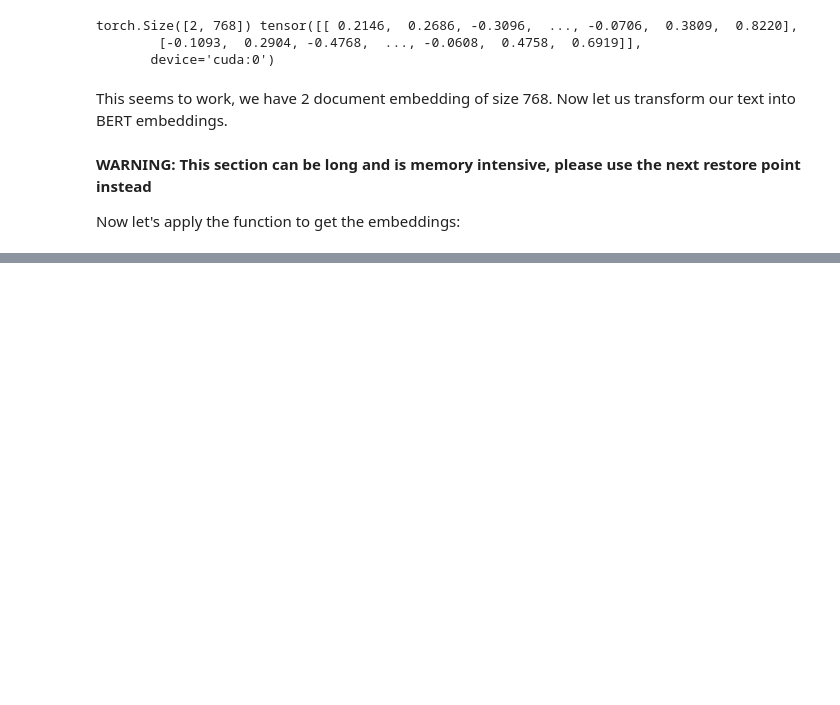
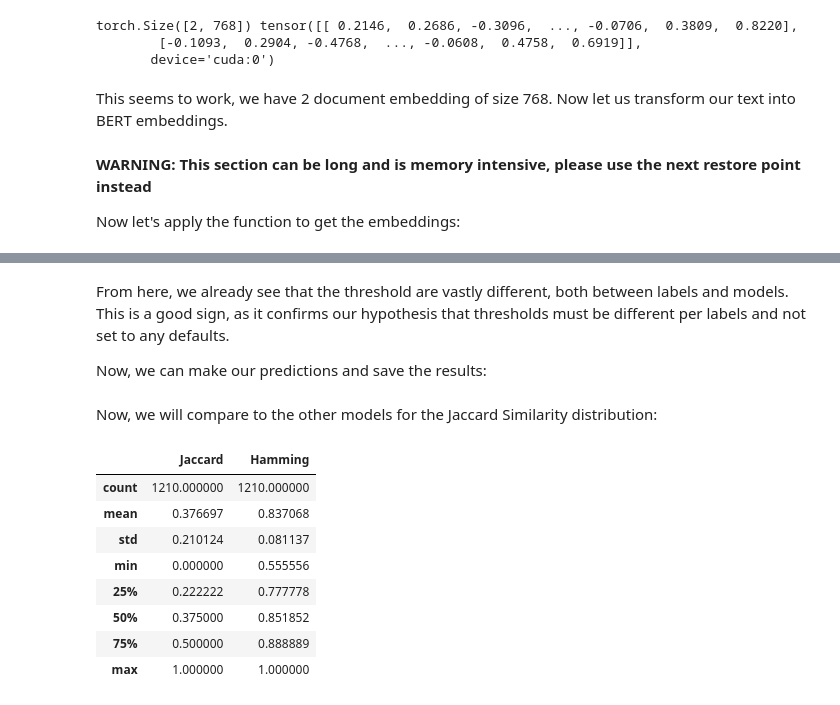
Before and after one commit to minhquan-Hoang95/WNLNLesage_Hoang_Prediction_NLP2026, a Jupyter notebook: project.ipynb, the cells around one changed output, grey strips where cells are left out. Cells and saved outputs as stored; diff of their text form; code cells hidden in the pictures; blank space fills up the shorter version.

Commit message:
Add Neural Models

```diff
--- a/project.ipynb
+++ b/project.ipynb
@@ -1720,0 +1973,6 @@ Batch no. 40/49 [149.5616s]
+# %%
+# Fine tune the threshold for the refined training
+refinedNeuralModel.eval()
+with torch.no_grad():
+    probs = nn.functional.sigmoid(refinedNeuralModel(X_dev_BertEmbeddedNormalised))
+    thresholdsRefined = tuneOutputThresholds(y_dev, probs.detach().numpy(),classes_, precision=10**4)
@@ -1720,0 +1997,7 @@ Batch no. 40/49 [149.5616s]
+# %%
+# Save the thresholds
+with open("pickledFiles/thresholdsBaseline.pkl", "wb") as file:
+    pkl.dump(thresholdsBaseline, file)
+
+with open("pickledFiles/thresholdsRefined.pkl", "wb") as file:
+    pkl.dump(thresholdsRefined, file)
@@ -1720,0 +2006,21 @@ Batch no. 40/49 [149.5616s]
+# %%
+# Reload the thresholds of baseline
+with open("pickledFiles/thresholdsBaseline.pkl", "rb") as file:
+    thresholdsBaseline = pkl.load(file)
+
+# Reload the thresholds of refined
+with open("pickledFiles/thresholdsRefined.pkl", "rb") as file:
+    thresholdsRefined = pkl.load(file)
+
+# Reload the models
+neuralModelBaseline = torch.load("pickledFiles/neuralModelBaseline.pth", weights_only=False)
+refinedNeuralModel = torch.load("pickledFiles/refinedNeuralModel.pth", weights_only=False)
+# %% [markdown]
+From here, we already see that the threshold are vastly different, both between labels and models. This is a good sign, as it confirms our hypothesis that thresholds must be different per labels and not set to any defaults.
+
+Now, we can make our predictions and save the results:
+# %%
+# Get the predictions for the normal model
+neuralModelBaseline.eval()
+with torch.no_grad():
+    y_predNeuralModelBaseline = nn.functional.sigmoid(neuralModelBaseline(X_test_BertEmbeddedNormalised)).detach().numpy()>thresholdsBaseline
@@ -1720,0 +2031,2 @@ Batch no. 40/49 [149.5616s]
+# %% [markdown]
+Now, we will compare to the other models for the Jaccard Similarity distribution:
@@ -1720,0 +2056,13 @@ Batch no. 40/49 [149.5616s]
+# %%
+
+computeRowMetrics(X_test[:,0,0], y_test, y_predNeuralModelBaseline, classes_).describe()
+# %% [output]
+|  | Jaccard | Hamming |
+| count | 1210.000000 | 1210.000000 |
+| mean | 0.376697 | 0.837068 |
+| std | 0.210124 | 0.081137 |
+| min | 0.000000 | 0.555556 |
+| 25% | 0.222222 | 0.777778 |
+| 50% | 0.375000 | 0.851852 |
+| 75% | 0.500000 | 0.888889 |
+| max | 1.000000 | 1.000000 |
```
Also changed, not shown: parts of 31 cells of this notebook, 5 other files.
